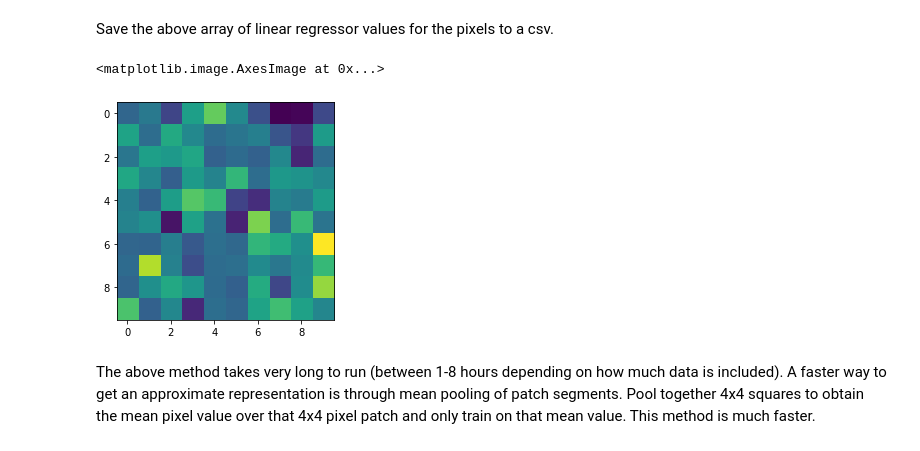
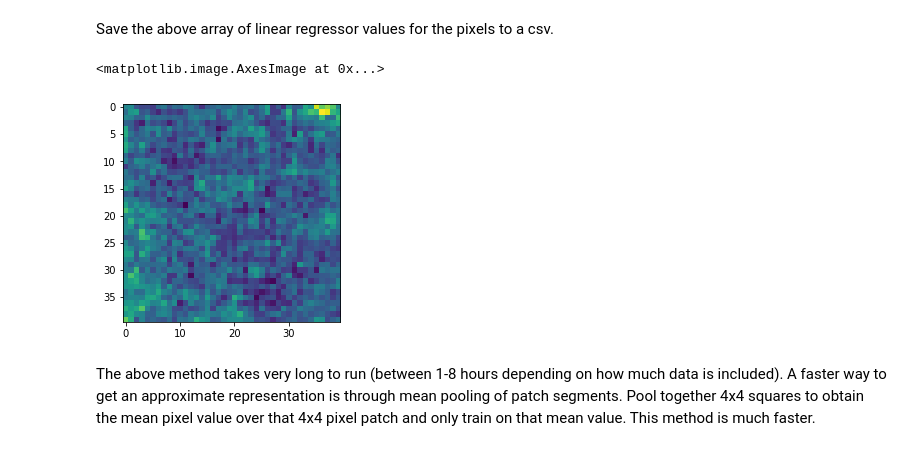
Before and after one commit to sam-ghala/CoRNN, a Jupyter notebook: data/VotingRegressor.ipynb, the cells around one changed output. Drawn from its saved outputs; the diff is of its cells as text; code cells hidden in the pictures.

```diff
--- a/data/VotingRegressor.ipynb
+++ b/data/VotingRegressor.ipynb
@@ -419,11 +422,11 @@ elif patch_analysis:
 # %% [markdown]
 Save the above array of linear regressor values for the pixels to a csv.
 # %%
-image_scores = np.genfromtxt('image_scores_FULL_patches.csv', delimiter=',')
+image_scores = np.genfromtxt('image_scores_FULL.csv', delimiter=',')
 plt.imshow(image_scores)
 # %% [output]
 <matplotlib.image.AxesImage at 0x...>
-[figure, old version]
+[figure, new version]
 # %% [markdown]
 The above method takes very long to run (between 1-8 hours depending on how much data is included). A faster way to get an approximate representation is through mean pooling of patch segments. Pool together 4x4 squares to obtain the mean pixel value over that 4x4 pixel patch and only train on that mean value. This method is much faster.
 # %% [markdown]
```
Also changed, not shown: parts of 8 cells of this notebook, 3 other files.
